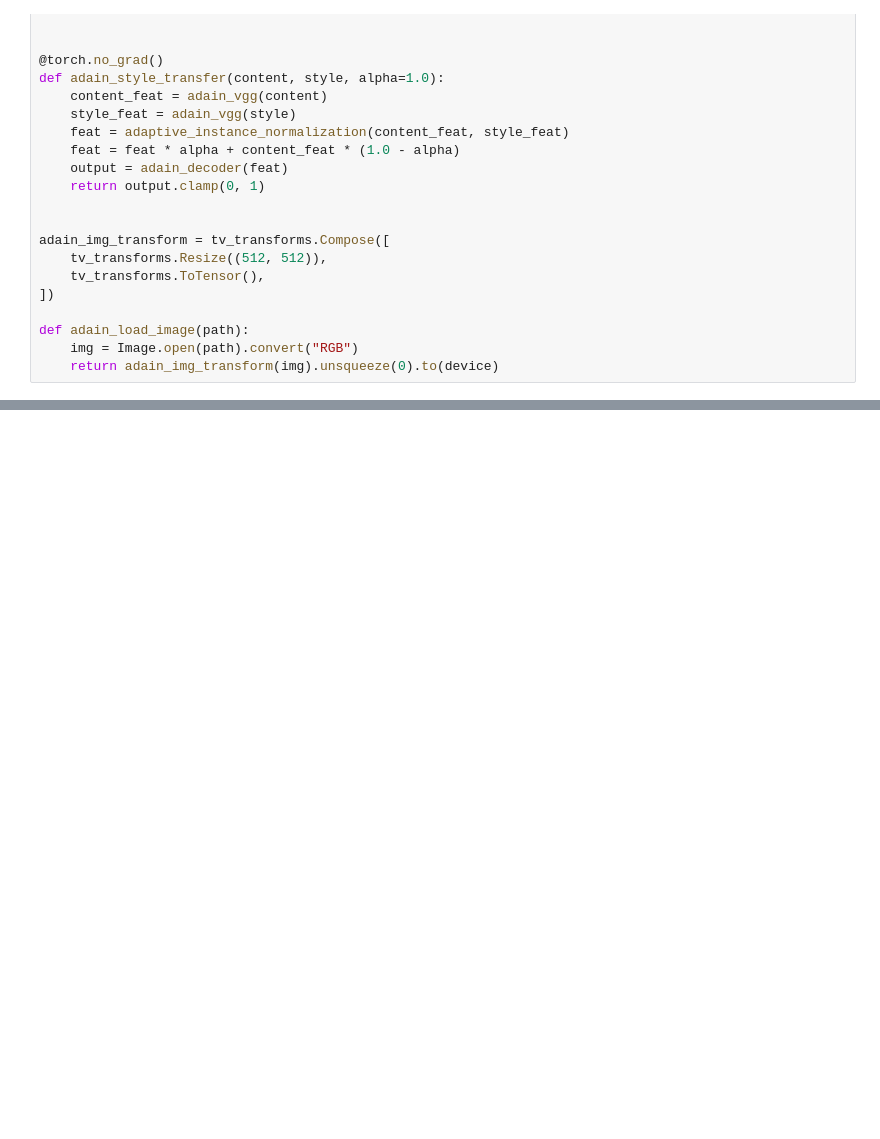
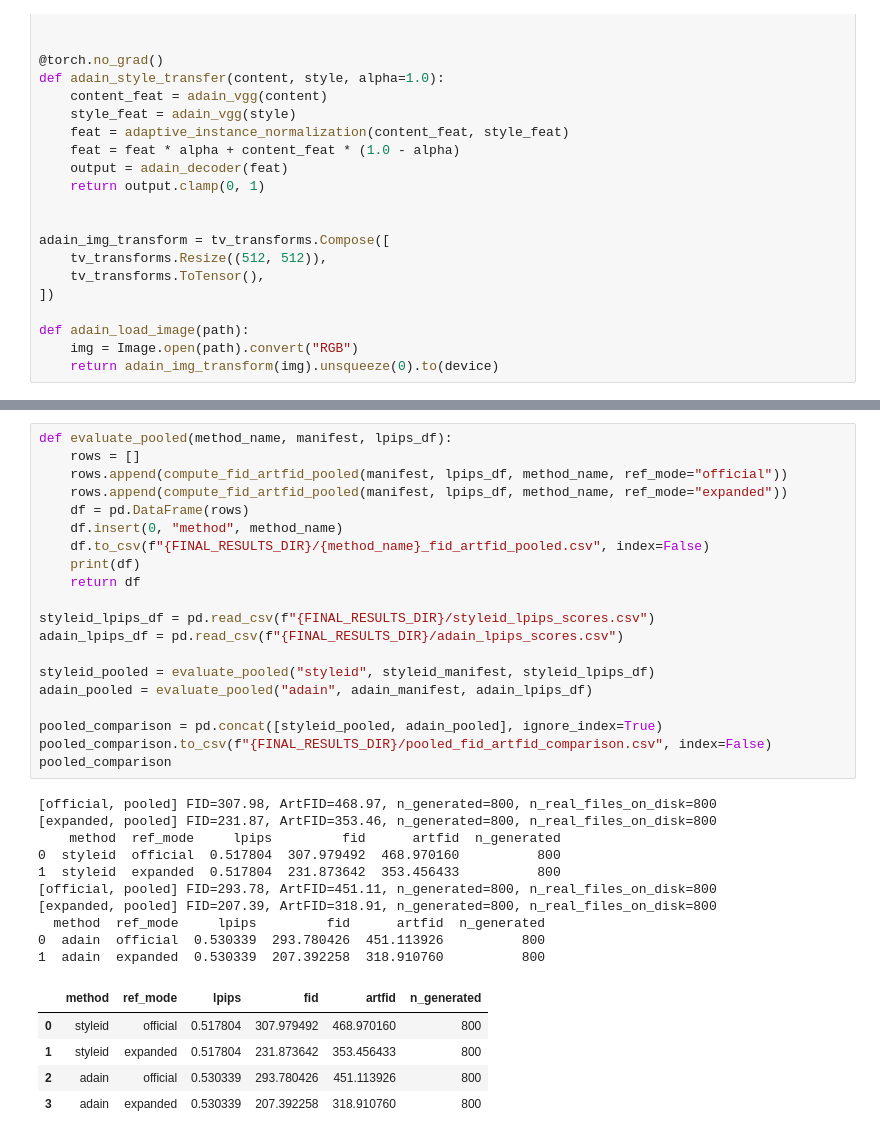
Before and after one commit to lcg077/ECE1508-Deep-Generative-Models-Project, a Jupyter notebook: ECE1508G.ipynb, the cells around one changed output, grey strips where cells are left out. Saved outputs shown, nothing was run; the diff lists cells and outputs as text; blank space fills up the shorter version.

Commit message:
Add LPIPS/CFSD/FID/ArtFID evaluation pipeline

```diff
--- a/ECE1508G.ipynb
+++ b/ECE1508G.ipynb
@@ -838,0 +1277,36 @@ Total time: 0.01 hours
+# %%
+def evaluate_pooled(method_name, manifest, lpips_df):
+    rows = []
+    rows.append(compute_fid_artfid_pooled(manifest, lpips_df, method_name, ref_mode="official"))
+    rows.append(compute_fid_artfid_pooled(manifest, lpips_df, method_name, ref_mode="expanded"))
+    df = pd.DataFrame(rows)
+    df.insert(0, "method", method_name)
+    df.to_csv(f"{FINAL_RESULTS_DIR}/{method_name}_fid_artfid_pooled.csv", index=False)
+    print(df)
+    return df
+
+styleid_lpips_df = pd.read_csv(f"{FINAL_RESULTS_DIR}/styleid_lpips_scores.csv")
+adain_lpips_df = pd.read_csv(f"{FINAL_RESULTS_DIR}/adain_lpips_scores.csv")
+
+styleid_pooled = evaluate_pooled("styleid", styleid_manifest, styleid_lpips_df)
+adain_pooled = evaluate_pooled("adain", adain_manifest, adain_lpips_df)
+
+pooled_comparison = pd.concat([styleid_pooled, adain_pooled], ignore_index=True)
+pooled_comparison.to_csv(f"{FINAL_RESULTS_DIR}/pooled_fid_artfid_comparison.csv", index=False)
+pooled_comparison
+# %% [output]
+[official, pooled] FID=307.98, ArtFID=468.97, n_generated=800, n_real_files_on_disk=800
+[expanded, pooled] FID=231.87, ArtFID=353.46, n_generated=800, n_real_files_on_disk=800
+    method  ref_mode     lpips         fid      artfid  n_generated
+0  styleid  official  0.517804  307.979492  468.970160          800
+1  styleid  expanded  0.517804  231.873642  353.456433          800
+[official, pooled] FID=293.78, ArtFID=451.11, n_generated=800, n_real_files_on_disk=800
+[expanded, pooled] FID=207.39, ArtFID=318.91, n_generated=800, n_real_files_on_disk=800
+  method  ref_mode     lpips         fid      artfid  n_generated
+0  adain  official  0.530339  293.780426  451.113926          800
+1  adain  expanded  0.530339  207.392258  318.910760          800
+|  | method | ref_mode | lpips | fid | artfid | n_generated |
+| 0 | styleid | official | 0.517804 | 307.979492 | 468.970160 | 800 |
+| 1 | styleid | expanded | 0.517804 | 231.873642 | 353.456433 | 800 |
+| 2 | adain | official | 0.530339 | 293.780426 | 451.113926 | 800 |
+| 3 | adain | expanded | 0.530339 | 207.392258 | 318.910760 | 800 |
```
Also changed, not shown: parts of 20 cells of this notebook.
